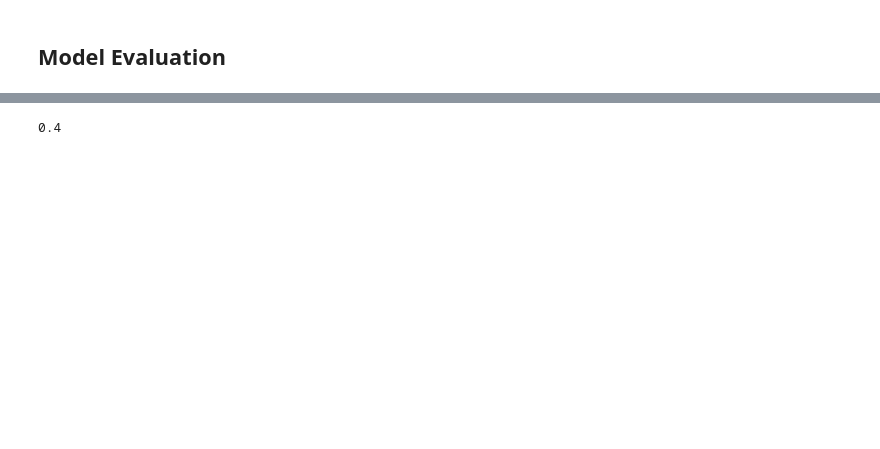
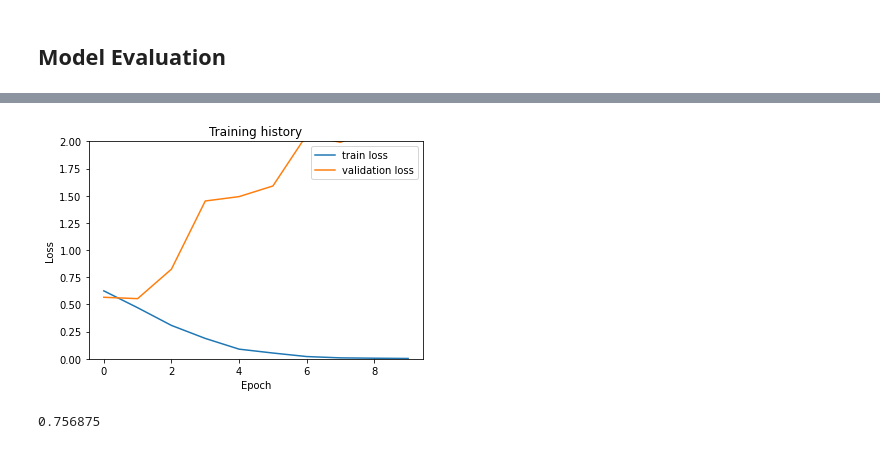
Before and after one commit to khizon/CS284_final_project, a Jupyter notebook: bert_title_benchmark.ipynb, the cells around one changed output, grey strips where cells are left out. Drawn from its saved outputs; the diff is of its cells as text; code cells hidden in the pictures; blank space fills up the shorter version.

Commit message:
title

```diff
--- a/bert_title_benchmark.ipynb
+++ b/bert_title_benchmark.ipynb
@@ -361,3 +361,16 @@ plt.ylim([0, 1]);
+# %%
+import matplotlib.pyplot as plt
+
+plt.plot(history['train_loss'], label='train loss')
+plt.plot(history['val_loss'], label='validation loss')
+
+plt.title('Training history')
+plt.ylabel('Loss')
+plt.xlabel('Epoch')
+plt.legend()
+plt.ylim([0, 2]);
+# %% [output]
+[figure, added]
 # %%
 test_acc, _ = eval_model(
   model,
@@ -367,9 +380,9 @@ test_acc, _ = eval_model(
   len(test_df)
 )
 
-test_acc.item()
+test_acc
 # %% [output]
-0.4
+0.756875
 # %%
 def get_predictions(model, data_loader):
   model = model.eval()
```
Also changed, not shown: parts of 13 cells of this notebook.
